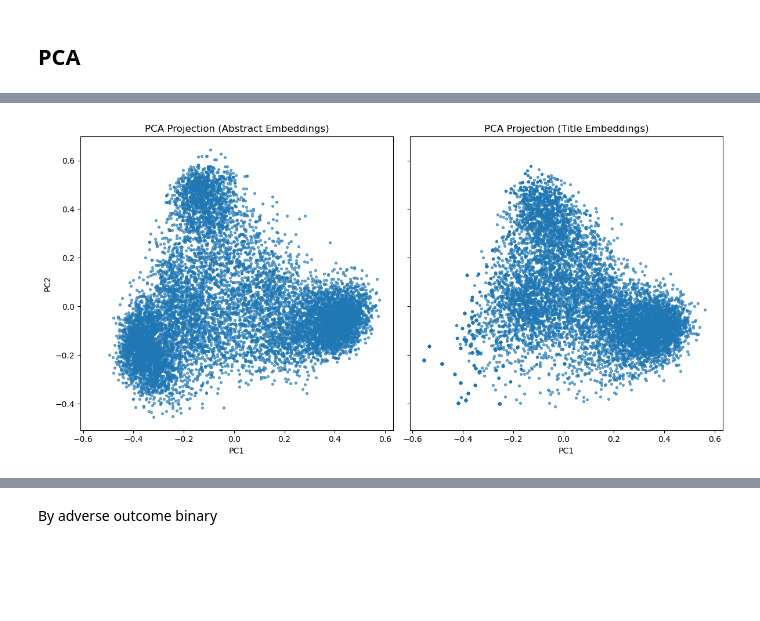
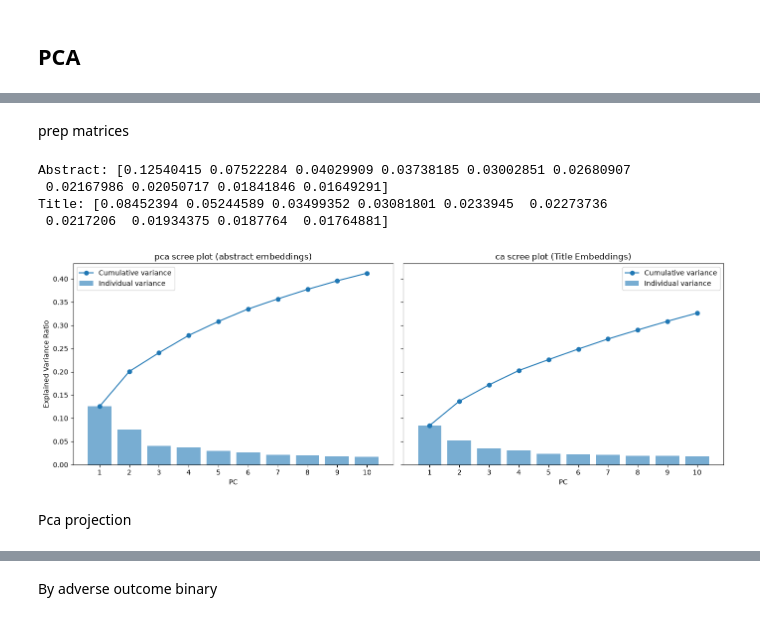
Before and after one commit to majmurm/predicting-science-at-risk, a Jupyter notebook: grant_witness/03_eda.ipynb, the cells around one changed output, grey strips where cells are left out. Saved outputs shown, nothing was run; the diff lists cells and outputs as text; code cells hidden in the pictures; blank space fills up the shorter version.

```diff
--- a/grant_witness/03_eda.ipynb
+++ b/grant_witness/03_eda.ipynb
@@ -524,29 +449,19 @@ Title explained variance: [0.08093011 0.04519858 0.03380673 0.02650907 0.0251400
-# %%
-# PCA for abstract embeddings
-X_abs = np.vstack(df_nona['embeddings_abstract_allminilm'].tolist())
-pca_abs = PCA(n_components=10)
-X_abs_pca = pca_abs.fit_transform(X_abs)
-
-# PCA for title embeddings
-X_title = np.vstack(df_nona['embeddings_title_allminilm'].tolist())
-pca_title = PCA(n_components=10)
-X_title_pca = pca_title.fit_transform(X_title)
-
-# Plot side-by-side
-fig, axes = plt.subplots(1, 2, figsize=(12, 6), sharex=True, sharey=True)
-
-# Abstract PCA scatter
-axes[0].scatter(X_abs_pca[:, 0], X_abs_pca[:, 1], s=8, alpha=0.6)
-axes[0].set_xlabel("PC1")
-axes[0].set_ylabel("PC2")
-axes[0].set_title("PCA Projection (Abstract Embeddings)")
-
-# Title PCA scatter
-axes[1].scatter(X_title_pca[:, 0], X_title_pca[:, 1], s=8, alpha=0.6)
-axes[1].set_xlabel("PC1")
-axes[1].set_title("PCA Projection (Title Embeddings)")
-
-plt.tight_layout()
-plt.show()
-# %% [output]
-[figure, removed]
+# %% [markdown]
+prep matrices
+# %%
+X_abs = np.vstack(df_nona['abstract_embeddings_nomic'].tolist())
+X_title = np.vstack(df_nona['title_embeddings_nomic'].tolist())
+# %%
+pca_abs = PCA(n_components=10)
+X_abs_pca = pca_abs.fit_transform(X_abs)
+
+pca_title = PCA(n_components=10)
+X_title_pca = pca_title.fit_transform(X_title)
+
+print("Abstract:", pca_abs.explained_variance_ratio_)
+print("Title:", pca_title.explained_variance_ratio_)
+# %% [output]
+Abstract: [0.12540415 0.07522284 0.04029909 0.03738185 0.03002851 0.02680907
+ 0.02167986 0.02050717 0.01841846 0.01649291]
+Title: [0.08452394 0.05244589 0.03499352 0.03081801 0.0233945  0.02273736
+ 0.0217206  0.01934375 0.0187764  0.01764881]
@@ -552,0 +474,24 @@ plt.show()
+# %%
+fig, axes = plt.subplots(1, 2, figsize=(14, 5), sharey=True)
+
+axes[0].bar(range(1, len(explained_abs)+1), explained_abs, alpha=0.6, label='Individual variance')
+axes[0].plot(range(1, len(explained_abs)+1), cum_abs, marker='o', label='Cumulative variance')
+axes[0].set_title('pca scree plot (abstract embeddings)')
+axes[0].set_xlabel('PC')
+axes[0].set_ylabel('Explained Variance Ratio')
+axes[0].set_xticks(range(1, len(explained_abs)+1))
+axes[0].legend()
+
+axes[1].bar(range(1, len(explained_title)+1), explained_title, alpha=0.6, label='Individual variance')
+axes[1].plot(range(1, len(explained_title)+1), cum_title, marker='o', label='Cumulative variance')
+axes[1].set_title('ca scree plot (Title Embeddings)')
+axes[1].set_xlabel('PC')
+axes[1].set_xticks(range(1, len(explained_title)+1))
+axes[1].legend()
+
+plt.tight_layout()
+plt.show()
+# %% [output]
+[figure, added]
+# %% [markdown]
+Pca projection
```
Also changed, not shown: parts of 50 cells of this notebook, 4 other files.
